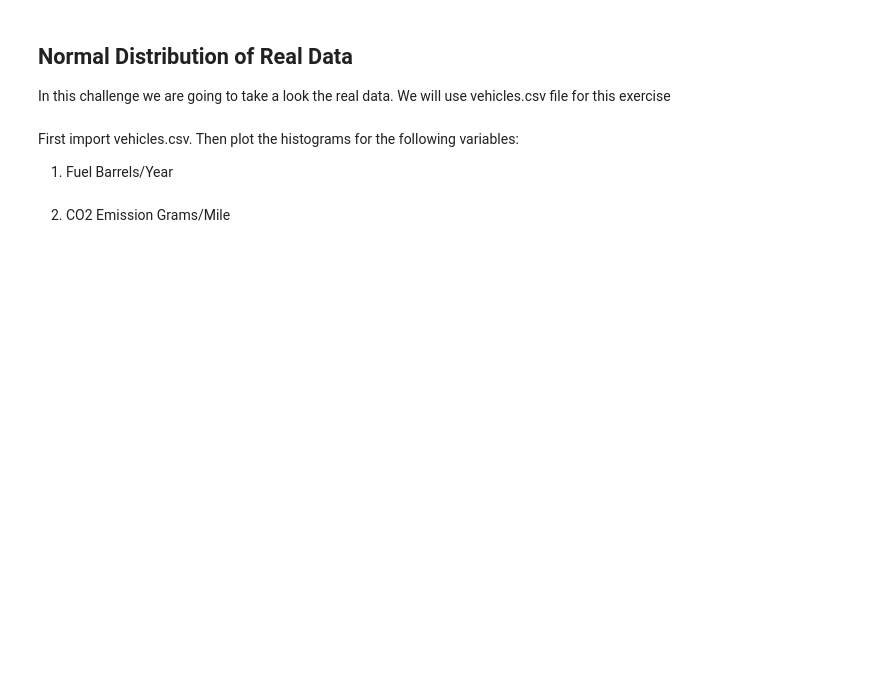
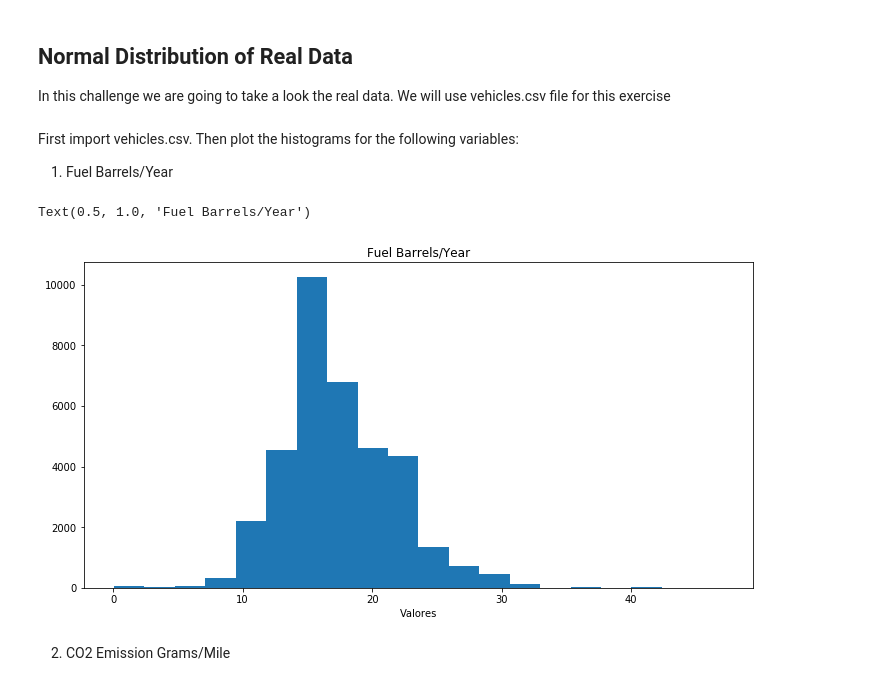
Before and after one commit to ta-datapt-bcn/lab-cont-probability-distribution, a Jupyter notebook: your_code/main.ipynb, the cells around one changed output. Cells and saved outputs as stored; diff of their text form; code cells hidden in the pictures; blank space fills up the shorter version.

```diff
--- a/your_code/main.ipynb
+++ b/your_code/main.ipynb
@@ -72,2 +132,13 @@ Then plot the histograms for the following variables:
+# %%
+# your code here
+vehicles = pd.read_csv('vehicles.csv')
+
+fig, ax = plt.subplots(1,1, figsize=(12,6))
+plt.hist(vehicles['Fuel Barrels/Year'], bins=20)
+plt.xlabel('Valores')
+plt.title('Fuel Barrels/Year')
+# %% [output]
+Text(0.5, 1.0, 'Fuel Barrels/Year')
+[figure, added]
 # %% [markdown]
 2. CO2 Emission Grams/Mile
```
Also changed, not shown: parts of 25 cells of this notebook, 1 other file.
